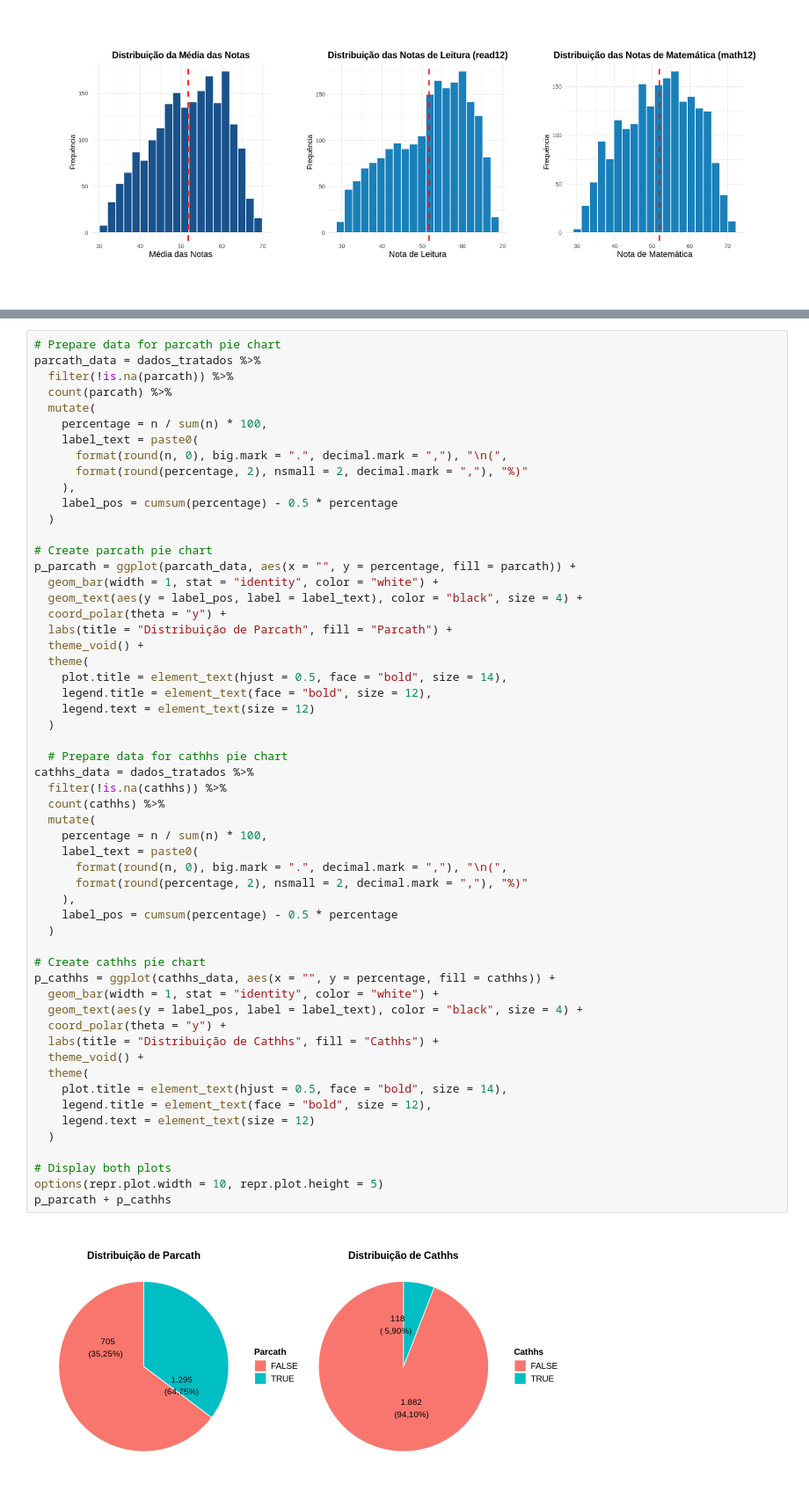
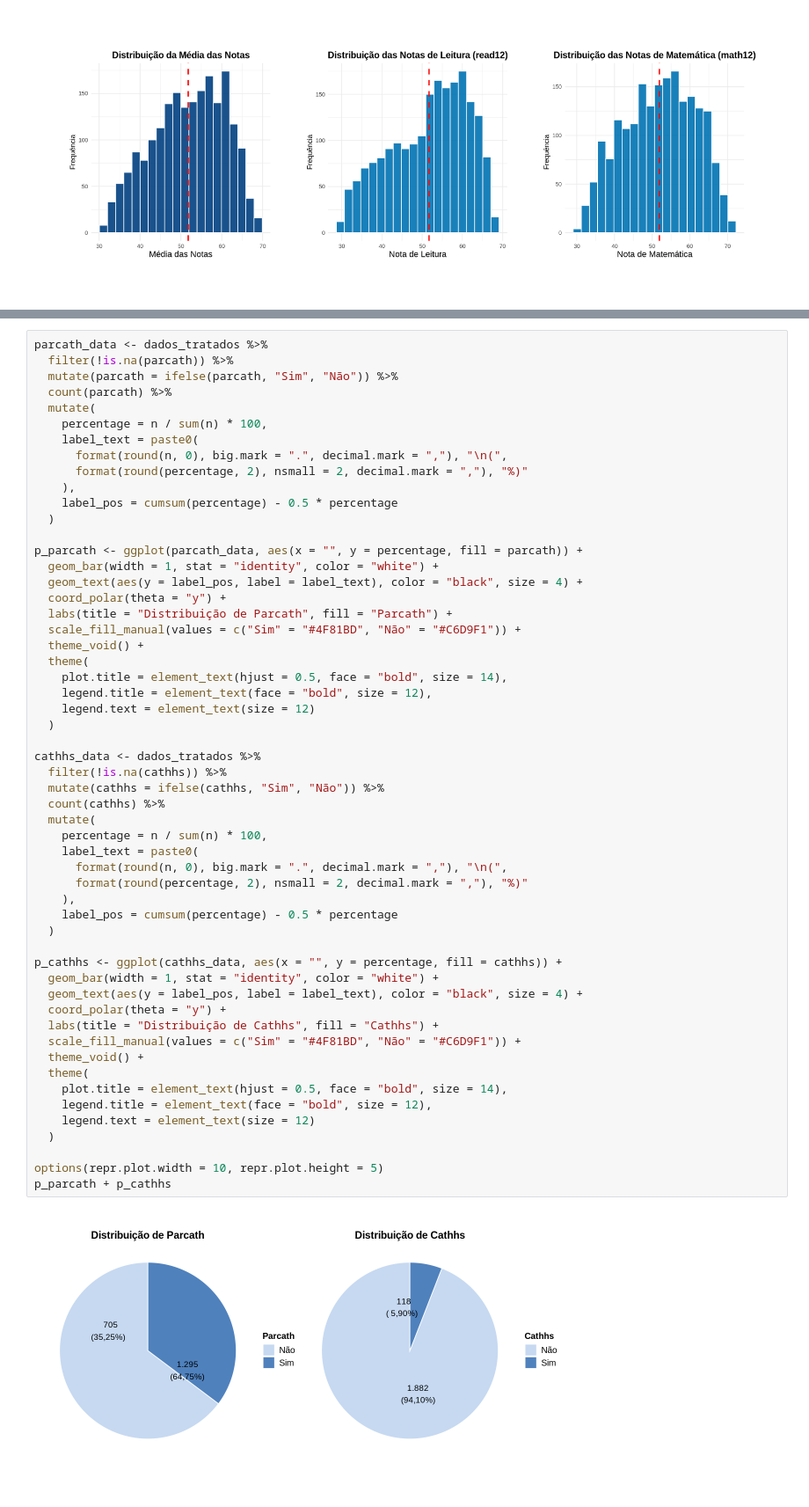
Before and after one commit to pedrovcardoso/trabalho-estatistica, a Jupyter notebook: trabalho_estatística_testes.ipynb, the cells around one changed output, grey strips where cells are left out. Shown: that part at 88% size. Cells and saved outputs as stored; diff of their text form.

```diff
--- a/trabalho_estatística_testes.ipynb
+++ b/trabalho_estatística_testes.ipynb
@@ -385,7 +299,7 @@ options(repr.plot.width = 16, repr.plot.height = 6)
 # %%
-# Prepare data for parcath pie chart
-parcath_data = dados_tratados %>%
+parcath_data <- dados_tratados %>%
   filter(!is.na(parcath)) %>%
+  mutate(parcath = ifelse(parcath, "Sim", "Não")) %>%
   count(parcath) %>%
   mutate(
     percentage = n / sum(n) * 100,
@@ -396,48 +310,47 @@ parcath_data = dados_tratados %>%
     label_pos = cumsum(percentage) - 0.5 * percentage
   )
 
-# Create parcath pie chart
-p_parcath = ggplot(parcath_data, aes(x = "", y = percentage, fill = parcath)) +
+p_parcath <- ggplot(parcath_data, aes(x = "", y = percentage, fill = parcath)) +
   geom_bar(width = 1, stat = "identity", color = "white") +
   geom_text(aes(y = label_pos, label = label_text), color = "black", size = 4) +
   coord_polar(theta = "y") +
   labs(title = "Distribuição de Parcath", fill = "Parcath") +
+  scale_fill_manual(values = c("Sim" = "#4F81BD", "Não" = "#C6D9F1")) +
   theme_void() +
   theme(
     plot.title = element_text(hjust = 0.5, face = "bold", size = 14),
     legend.title = element_text(face = "bold", size = 12),
     legend.text = element_text(size = 12)
   )
 
-  # Prepare data for cathhs pie chart
-cathhs_data = dados_tratados %>%
+cathhs_data <- dados_tratados %>%
   filter(!is.na(cathhs)) %>%
+  mutate(cathhs = ifelse(cathhs, "Sim", "Não")) %>%
   count(cathhs) %>%
   mutate(
     percentage = n / sum(n) * 100,
     label_text = paste0(
       format(round(n, 0), big.mark = ".", decimal.mark = ","), "\n(",
       format(round(percentage, 2), nsmall = 2, decimal.mark = ","), "%)"
     ),
     label_pos = cumsum(percentage) - 0.5 * percentage
   )
 
-# Create cathhs pie chart
-p_cathhs = ggplot(cathhs_data, aes(x = "", y = percentage, fill = cathhs)) +
+p_cathhs <- ggplot(cathhs_data, aes(x = "", y = percentage, fill = cathhs)) +
   geom_bar(width = 1, stat = "identity", color = "white") +
   geom_text(aes(y = label_pos, label = label_text), color = "black", size = 4) +
   coord_polar(theta = "y") +
   labs(title = "Distribuição de Cathhs", fill = "Cathhs") +
+  scale_fill_manual(values = c("Sim" = "#4F81BD", "Não" = "#C6D9F1")) +
   theme_void() +
   theme(
     plot.title = element_text(hjust = 0.5, face = "bold", size = 14),
     legend.title = element_text(face = "bold", size = 12),
     legend.text = element_text(size = 12)
   )
 
-# Display both plots
 options(repr.plot.width = 10, repr.plot.height = 5)
 p_parcath + p_cathhs
 # %% [output]
-[figure, old version]
+[figure, new version]
 # %%
```
Also changed, not shown: parts of 13 cells of this notebook.
